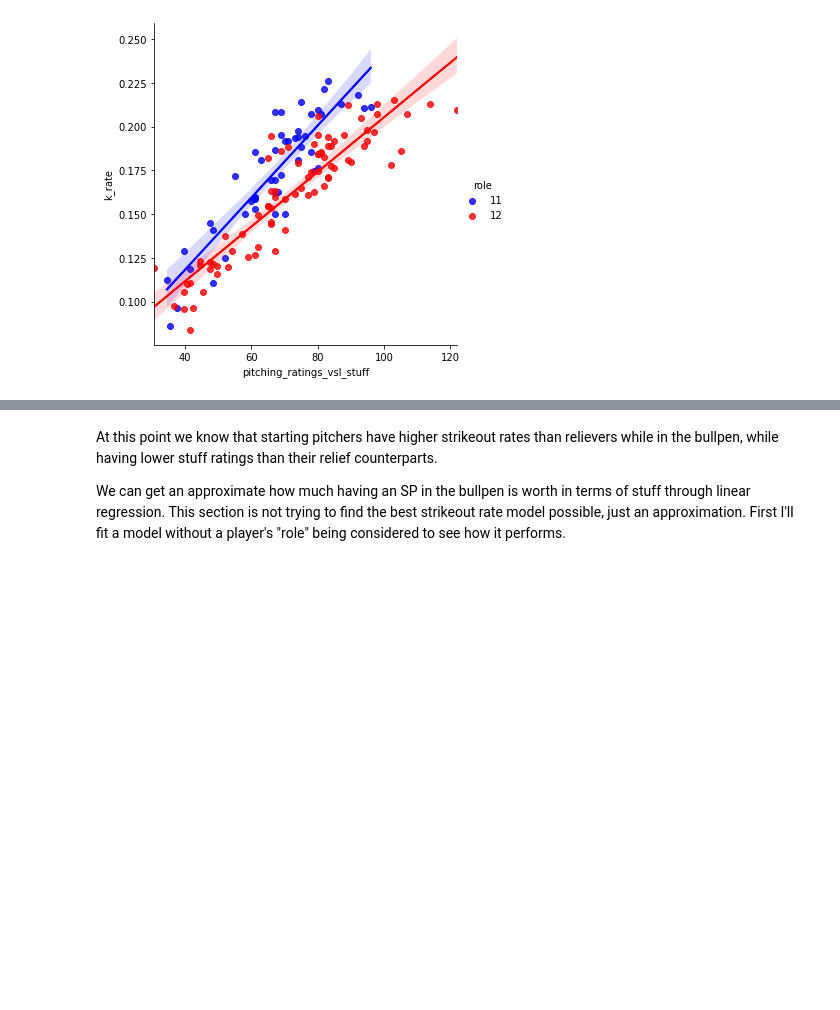
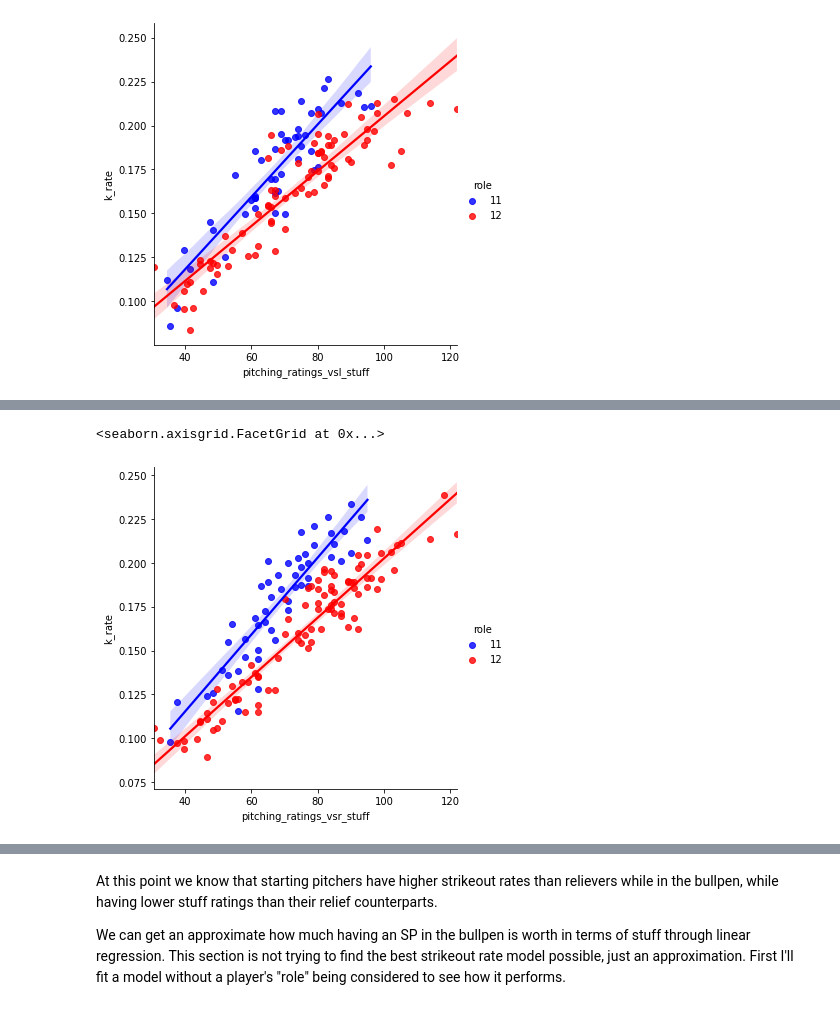
Before and after one commit to ch1maera/perfect_team_22, a Jupyter notebook: Stuff Boost in Perfect Team 22.ipynb, the cells around one changed output, grey strips where cells are left out. Saved outputs shown, nothing was run; the diff lists cells and outputs as text; code cells hidden in the pictures; blank space fills up the shorter version.

```diff
--- a/Stuff Boost in Perfect Team 22.ipynb
+++ b/Stuff Boost in Perfect Team 22.ipynb
@@ -68 +72,16 @@ sns.lmplot(data=bz_relief.loc[bz_relief['role'].isin([11,12]), :],
+# %%
+bz_relief = pd.read_csv('bronze_relief_sub30.csv')
+#When I load the data from the card db, I convert ratings to 1-200 scale. This is just reversing that conversion
+bz_relief['pitching_ratings_vsr_stuff'] = bz_relief['pitching_ratings_vsr_stuff'] / 2
+bz_relief['pitching_ratings_vsl_stuff'] = bz_relief['pitching_ratings_vsl_stuff'] / 2
+
+#Again, k_rate is number of strikouts per batters faced
+bz_relief['k_rate'] = bz_relief['k'] / bz_relief['bf']
+sns.lmplot(data=bz_relief.loc[bz_relief['role'].isin([11,12]), :],
+           x='pitching_ratings_vsr_stuff',
+           y='k_rate', hue='role',
+           palette=['blue','red'])
+# %% [output]
+<seaborn.axisgrid.FacetGrid at 0x...>
+[figure, added]
 # %% [markdown]
```
Also changed, not shown: parts of 9 cells of this notebook.
